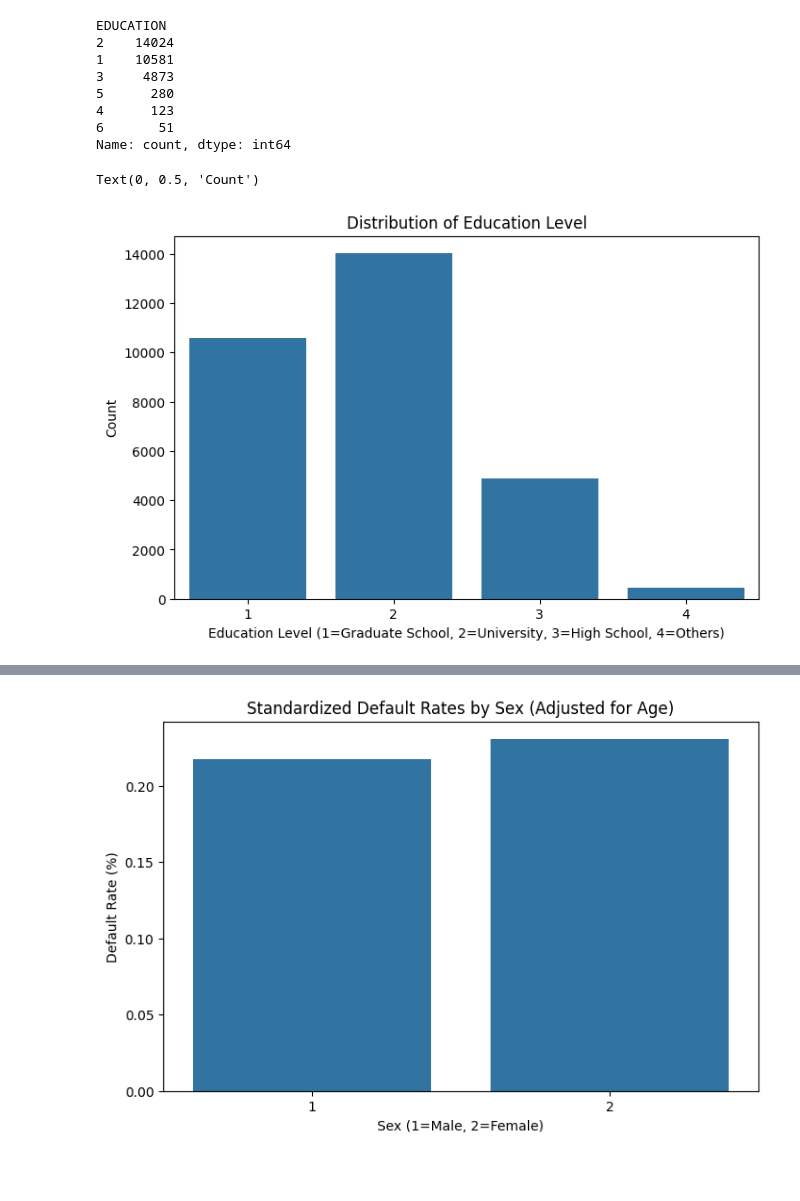
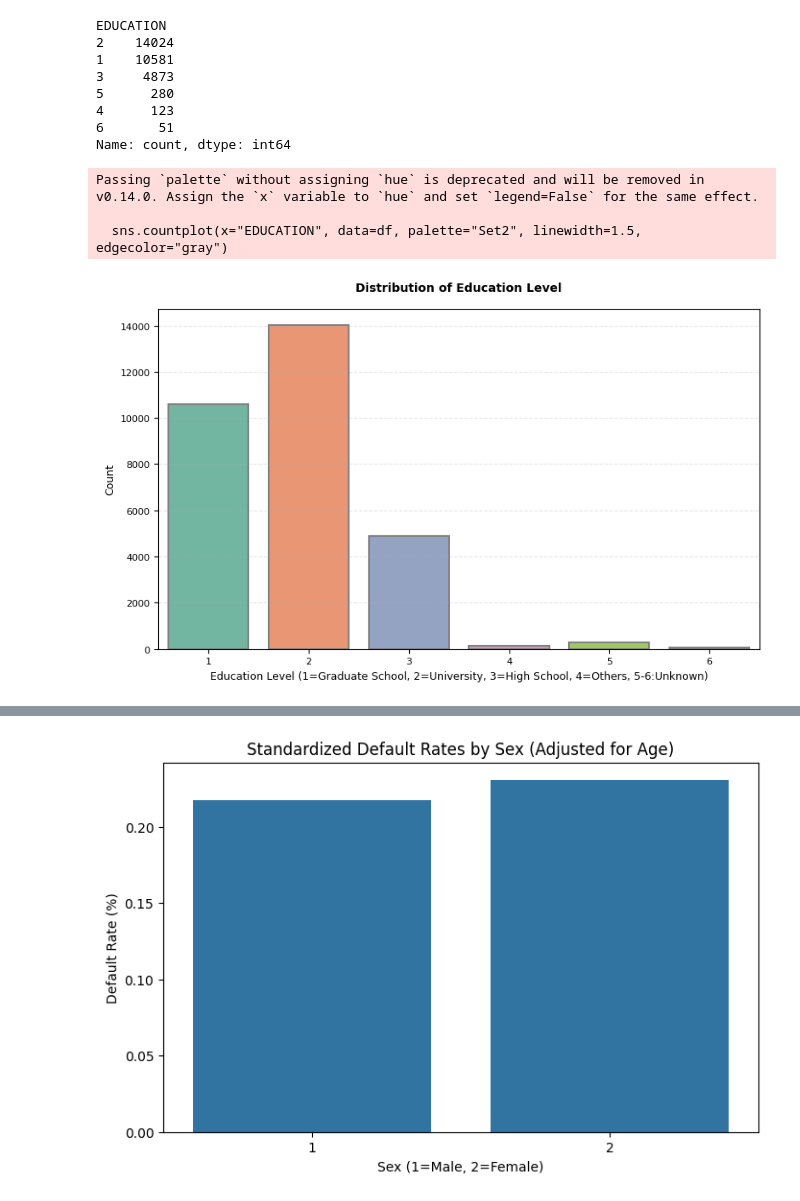
Before and after one commit to ammylin/MATH_789_final_project, a Jupyter notebook: 00_eda_final.ipynb, the cells around one changed output, grey strips where cells are left out. Saved outputs shown, nothing was run; the diff lists cells and outputs as text; code cells hidden in the pictures; blank space fills up the shorter version.

Commit message:
Enhance plots

```diff
--- a/00_eda_final.ipynb
+++ b/00_eda_final.ipynb
@@ -324,13 +360,34 @@ Name: count, dtype: int64
 # %%
 # EDUCATION Distribution
 plt.figure(figsize=(8, 5))
-df["EDUCATION"] = df["EDUCATION"].replace({4: 4, 5: 4, 6: 4})
-sns.countplot(x="EDUCATION", data=df)
-plt.title("Distribution of Education Level")
-plt.xlabel("Education Level (1=Graduate School, 2=University, 3=High School, 4=Others)")
-plt.ylabel("Count")
+# df["EDUCATION"] = df["EDUCATION"].replace({4: 4, 5: 4, 6: 4})
+# sns.countplot(x="EDUCATION", data=df)
+# plt.title("Distribution of Education Level")
+# plt.xlabel("Education Level (1=Graduate School, 2=University, 3=High School, 4=Others)")
+# plt.ylabel("Count")
+sns.countplot(x="EDUCATION", data=df, palette="Set2", linewidth=1.5, edgecolor="gray")
+
+# Title and axis labels
+plt.title("Distribution of Education Level", fontsize=10, weight="bold", pad=15)
+plt.xlabel(
+    "Education Level (1=Graduate School, 2=University, 3=High School, 4=Others, 5-6:Unknown)",
+    fontsize=9,
+)
+plt.ylabel("Count", fontsize=9)
+
+# Grid lines for y-axis
+plt.grid(axis="y", linestyle="--", alpha=0.3)
+
+# Adjust tick labels
+plt.xticks(fontsize=8)
+plt.yticks(fontsize=8)
+
+plt.tight_layout()
+plt.show()
 # %% [output]
-Text(0, 0.5, 'Count')
+Passing `palette` without assigning `hue` is deprecated and will be removed in v0.14.0. Assign the `x` variable to `hue` and set `legend=False` for the same effect.
+
+  sns.countplot(x="EDUCATION", data=df, palette="Set2", linewidth=1.5, edgecolor="gray")
-[figure, old version]
+[figure, new version]
 # %%
 # MARRIAGE Distribution
```
Also changed, not shown: parts of 9 cells of this notebook.
